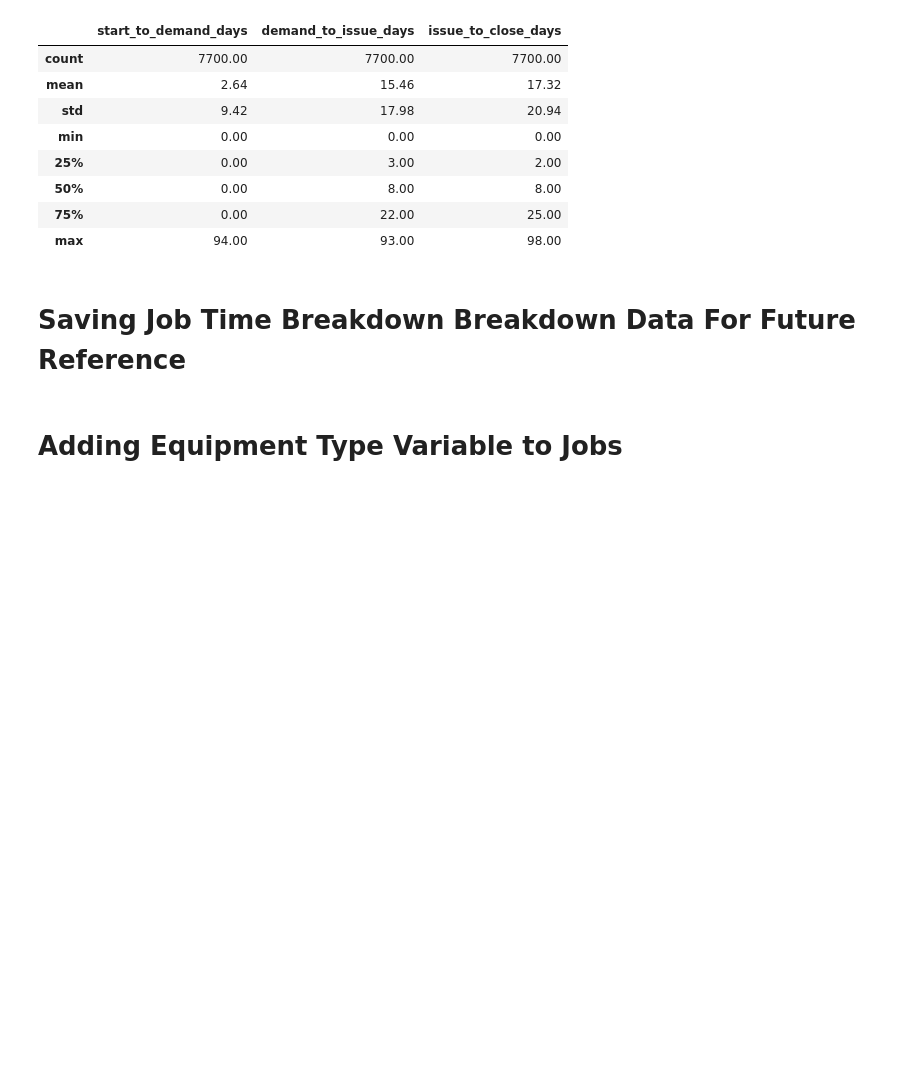
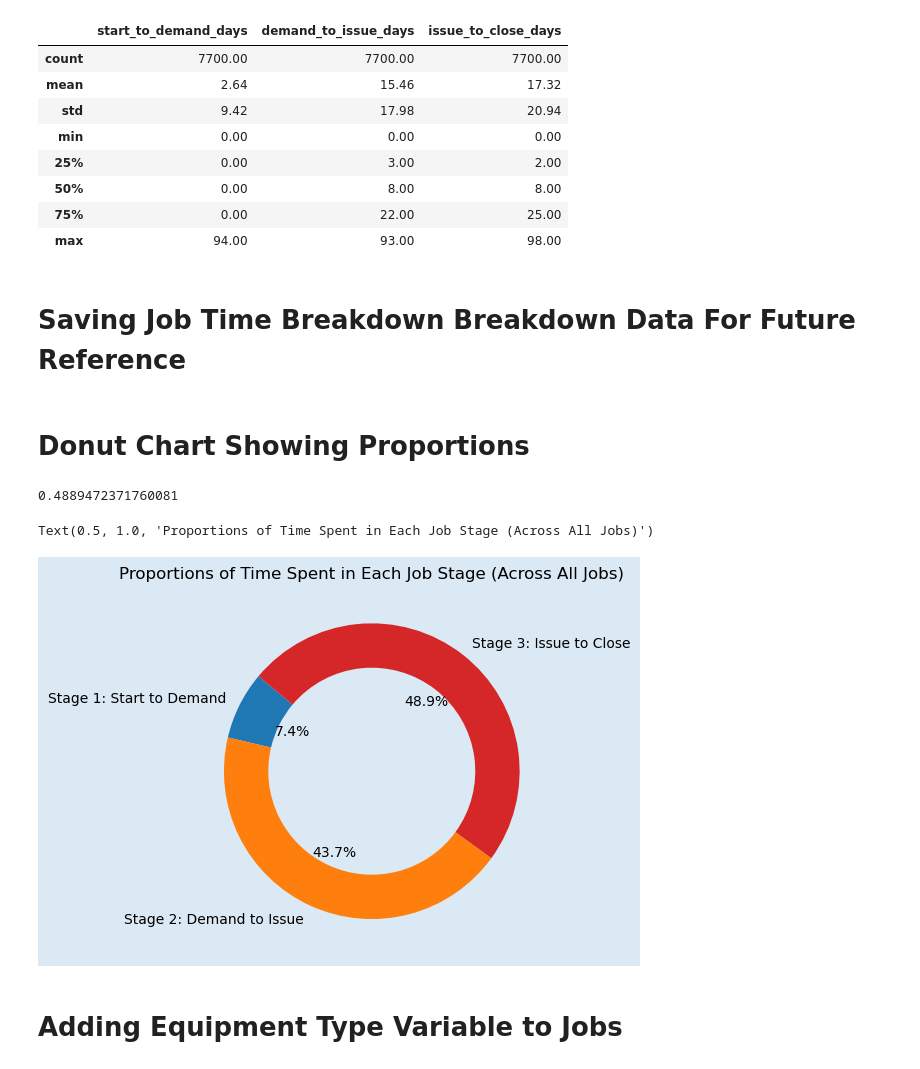
Before and after one commit to jcarswell073/Fleet-Sustainment-HVAC-Project, a Jupyter notebook: Notebooks/jeff_EDA.ipynb, the cells around one changed output. Saved outputs shown, nothing was run; the diff lists cells and outputs as text; code cells hidden in the pictures; blank space fills up the shorter version.

Commit message:
Added chart for power point

```diff
--- a/Notebooks/jeff_EDA.ipynb
+++ b/Notebooks/jeff_EDA.ipynb
@@ -474,6 +474,30 @@ dat[['start_to_demand_days', 'demand_to_issue_days', 'issue_to_close_days']].des
 # %%
 dat.to_pickle('Notebooks/work_breakdown.pkl') #contains start -> first demand date, first demand date -> last issue date, last issue date -> close date
 #7.7k x 12
+# %% [markdown]
+# Donut Chart Showing Proportions
+# %%
+sum(dat['start_to_demand_days'])/ sum(dat['total_days'])
+sum(dat['demand_to_issue_days'])/ sum(dat['total_days'])
+sum(dat['issue_to_close_days'])/ sum(dat['total_days'])
+# %% [output]
+0.4889472371760081
+# %%
+import matplotlib.pyplot as plt
+
+labels = ['Stage 1: Start to Demand', 'Stage 2: Demand to Issue', 'Stage 3: Issue to Close']
+sizes = [sum(dat['start_to_demand_days'])/ sum(dat['total_days']),
+         sum(dat['demand_to_issue_days'])/ sum(dat['total_days']),
+         sum(dat['issue_to_close_days'])/ sum(dat['total_days'])]
+colors = ['#1f77b4', '#ff7f0e','#d62728']
+
+fig = plt.figure(facecolor = '#dbe9f4')
+
+plt.pie(sizes, colors = colors, labels=labels, autopct='%1.1f%%', startangle=140, wedgeprops=dict(width=0.3))
+plt.title("Proportions of Time Spent in Each Job Stage (Across All Jobs)")
+# %% [output]
+Text(0.5, 1.0, 'Proportions of Time Spent in Each Job Stage (Across All Jobs)')
+[figure, added]
 # %% [markdown]
 # Adding Equipment Type Variable to Jobs
 # %%
```
Also changed, not shown: parts of 1 cell of this notebook, 1 other file.
